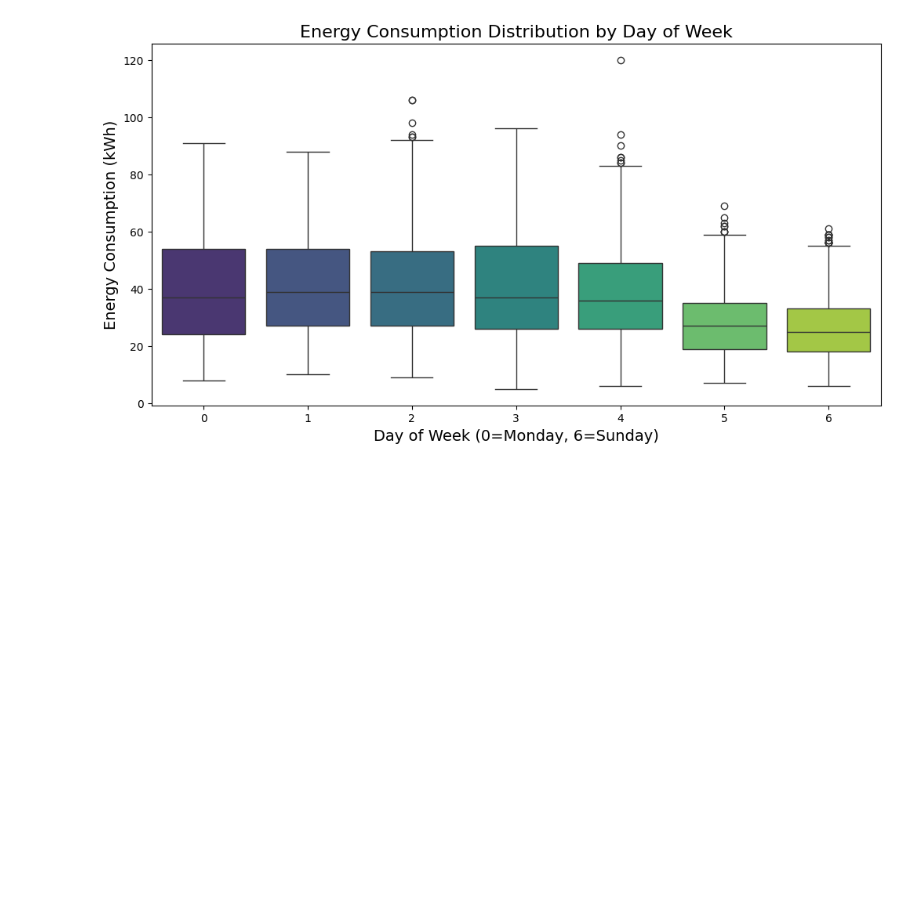
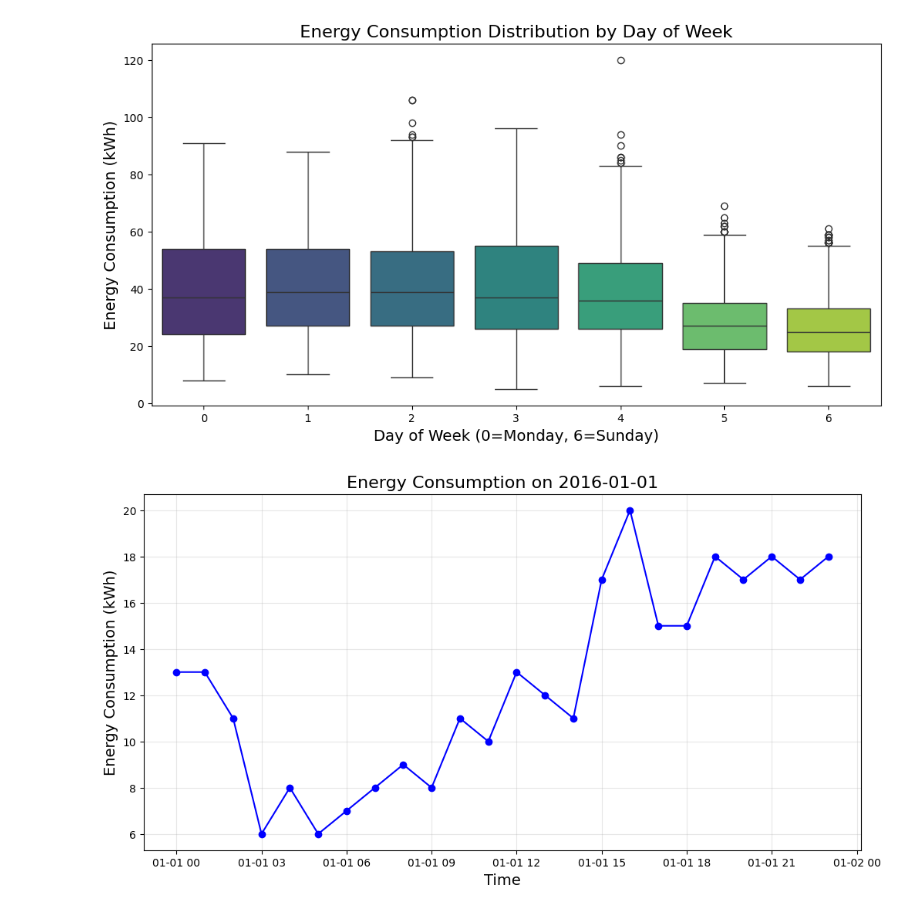
Before and after one commit to Adel2411/energy-consumption-prediction, a Jupyter notebook: data_visualization.ipynb, the cells around one changed output. Saved outputs shown, nothing was run; the diff lists cells and outputs as text; code cells hidden in the pictures; blank space fills up the shorter version.

Commit message:
Addd some plots to data visualization file

```diff
--- a/data_visualization.ipynb
+++ b/data_visualization.ipynb
@@ -61,3 +61,16 @@ Passing `palette` without assigning `hue` is deprecated and will be removed in v
 
   sns.boxplot(x='day_of_week', y='y', data=train_data, palette='viridis')
 [figure]
+# %%
+# Plot data of one day
+one_day = train_data[train_data['ds'].dt.date == pd.Timestamp('2016-01-01').date()]
+
+plt.figure(figsize=(12, 6))
+plt.plot(one_day['ds'], one_day['y'], marker='o', linestyle='-', color='blue')
+plt.title('Energy Consumption on 2016-01-01', fontsize=16)
+plt.xlabel('Time', fontsize=14)
+plt.ylabel('Energy Consumption (kWh)', fontsize=14)
+plt.grid(alpha=0.3)
+plt.show()
+# %% [output]
+[figure, added]
```
Also changed, not shown: parts of 3 cells of this notebook, 1 other file.
